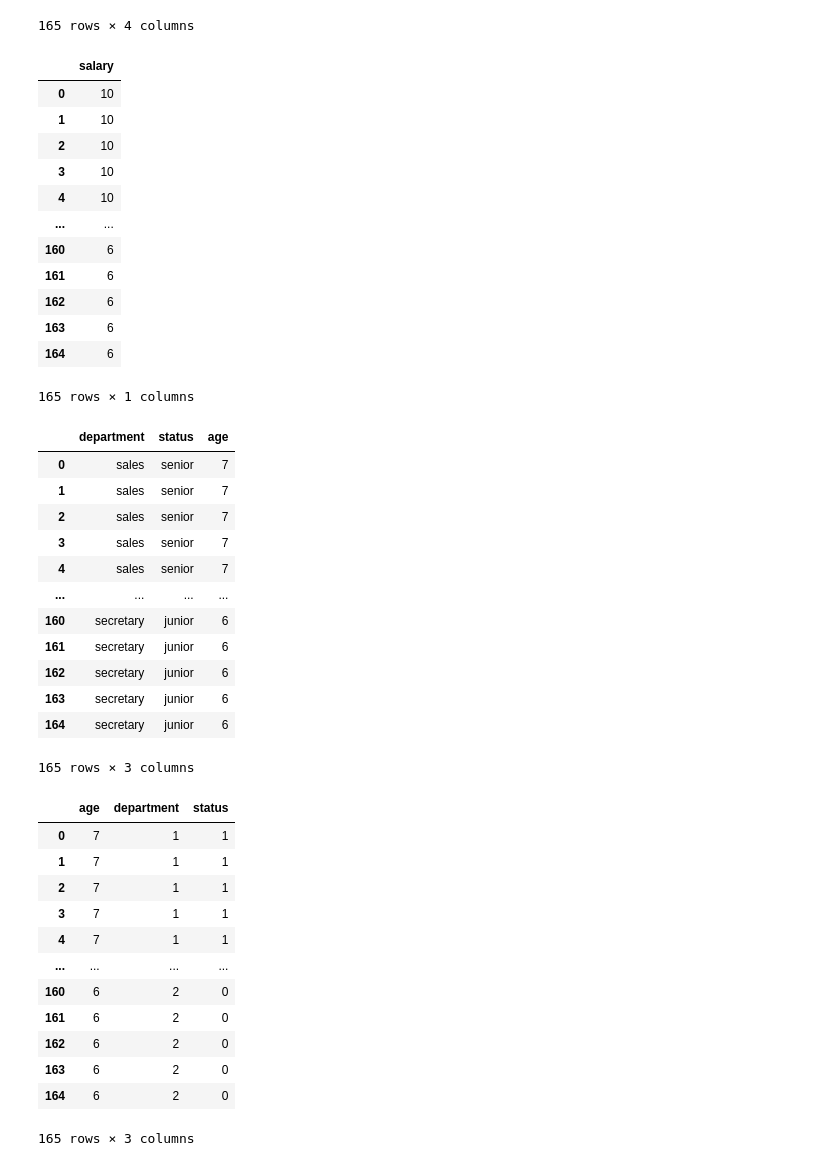
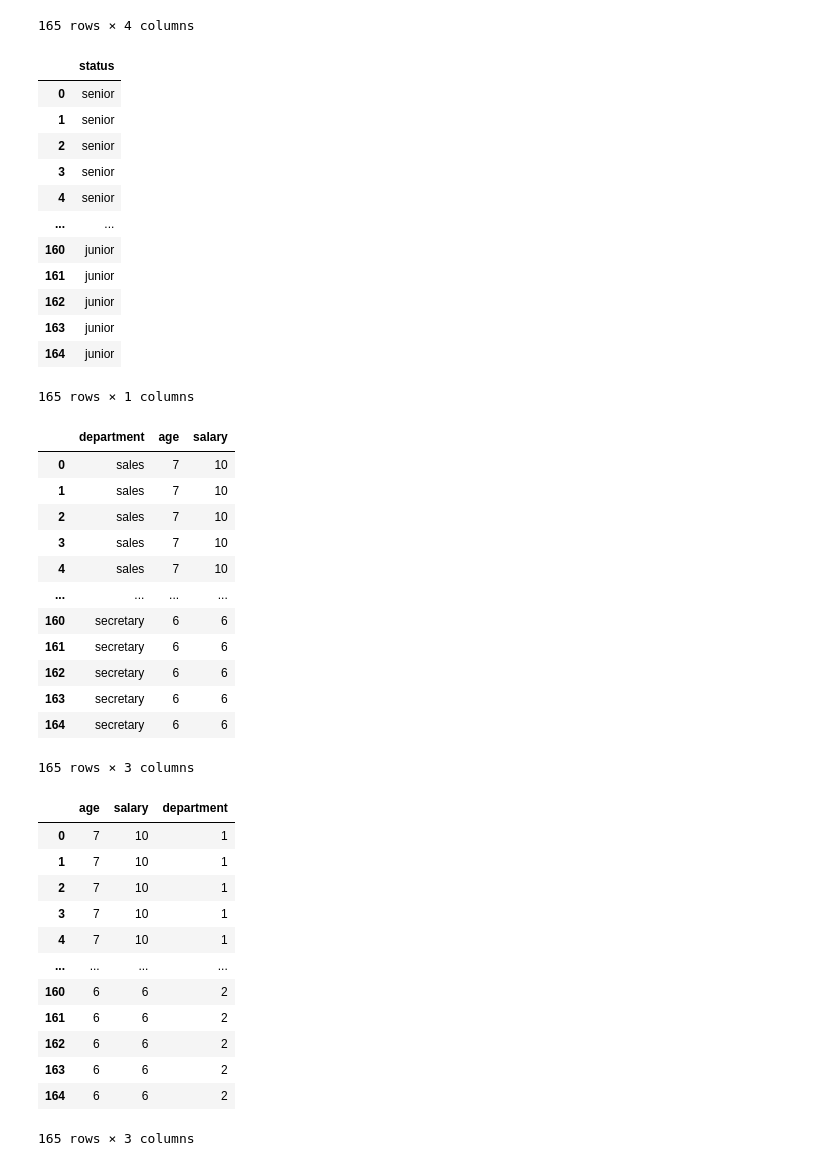
Before and after one commit to tech-david/DSC570, a Jupyter notebook: Topic2/DecisionTreePerformanceData.ipynb, the cells around one changed output. Drawn from its saved outputs; the diff is of its cells as text; code cells hidden in the pictures.

```diff
--- a/Topic2/DecisionTreePerformanceData.ipynb
+++ b/Topic2/DecisionTreePerformanceData.ipynb
@@ -26,74 +26,74 @@ performance_decision
 165 rows × 4 columns
 # %%
 ## Setting salary as target variable
-y = performance_decision[['salary']]
+y = performance_decision[['status']]
 ## Setting all other variables except salary as independent
 X = performance_decision.loc[:,
-                            performance_decision.columns != 'salary']
+                            performance_decision.columns != 'status']
 y
 # %% [output]
-|  | salary |
-| 0 | 10 |
-| 1 | 10 |
-| 2 | 10 |
-| 3 | 10 |
-| 4 | 10 |
+|  | status |
+| 0 | senior |
+| 1 | senior |
+| 2 | senior |
+| 3 | senior |
+| 4 | senior |
 | ... | ... |
-| 160 | 6 |
-| 161 | 6 |
-| 162 | 6 |
-| 163 | 6 |
-| 164 | 6 |
+| 160 | junior |
+| 161 | junior |
+| 162 | junior |
+| 163 | junior |
+| 164 | junior |
 165 rows × 1 columns
 # %%
 X
 # %% [output]
-|  | department | status | age |
-| 0 | sales | senior | 7 |
-| 1 | sales | senior | 7 |
-| 2 | sales | senior | 7 |
-| 3 | sales | senior | 7 |
-| 4 | sales | senior | 7 |
+|  | department | age | salary |
+| 0 | sales | 7 | 10 |
+| 1 | sales | 7 | 10 |
+| 2 | sales | 7 | 10 |
+| 3 | sales | 7 | 10 |
+| 4 | sales | 7 | 10 |
 | ... | ... | ... | ... |
-| 160 | secretary | junior | 6 |
-| 161 | secretary | junior | 6 |
-| 162 | secretary | junior | 6 |
-| 163 | secretary | junior | 6 |
-| 164 | secretary | junior | 6 |
+| 160 | secretary | 6 | 6 |
+| 161 | secretary | 6 | 6 |
+| 162 | secretary | 6 | 6 |
+| 163 | secretary | 6 | 6 |
+| 164 | secretary | 6 | 6 |
 165 rows × 3 columns
 # %%
 ## encoding categories to numerical attributes
 le = LabelEncoder()
 department_encoding = le.fit_transform(X['department'])
 
 ## Dropping data, keeping header
 X.drop('department',
       axis=1,
       inplace=True)
 
 ## Subsituting encoded attributes
 X['department'] = department_encoding
 
 ## Repeat for status
-status_encoding = le.fit_transform(X['status'])
-X.drop('status',
+status_encoding = le.fit_transform(y['status'])
+y.drop('status',
       axis=1,
       inplace=True)
-X['status'] = status_encoding
+y['status'] = status_encoding
 X
 # %% [output]
-|  | age | department | status |
-| 0 | 7 | 1 | 1 |
-| 1 | 7 | 1 | 1 |
-| 2 | 7 | 1 | 1 |
-| 3 | 7 | 1 | 1 |
-| 4 | 7 | 1 | 1 |
+|  | age | salary | department |
+| 0 | 7 | 10 | 1 |
+| 1 | 7 | 10 | 1 |
+| 2 | 7 | 10 | 1 |
+| 3 | 7 | 10 | 1 |
+| 4 | 7 | 10 | 1 |
 | ... | ... | ... | ... |
-| 160 | 6 | 2 | 0 |
-| 161 | 6 | 2 | 0 |
-| 162 | 6 | 2 | 0 |
-| 163 | 6 | 2 | 0 |
-| 164 | 6 | 2 | 0 |
+| 160 | 6 | 6 | 2 |
+| 161 | 6 | 6 | 2 |
+| 162 | 6 | 6 | 2 |
+| 163 | 6 | 6 | 2 |
+| 164 | 6 | 6 | 2 |
 165 rows × 3 columns
 # %%
 ## Running model
```
Also changed, not shown: parts of 4 cells of this notebook, 3 other files.
